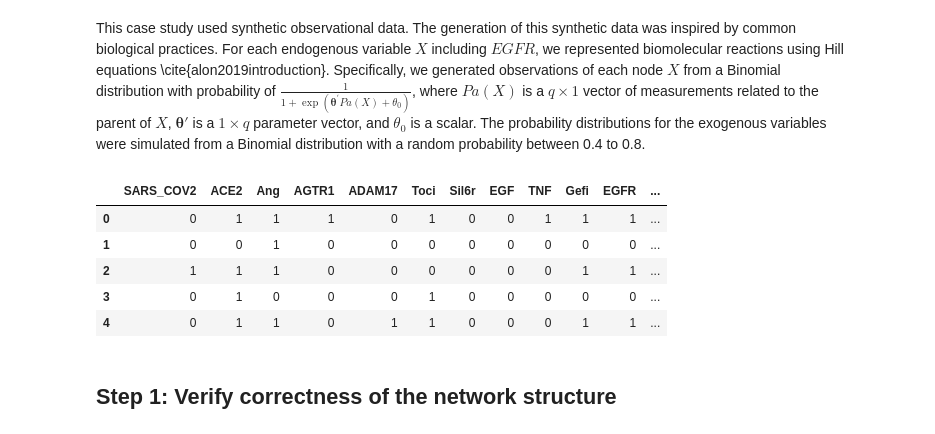
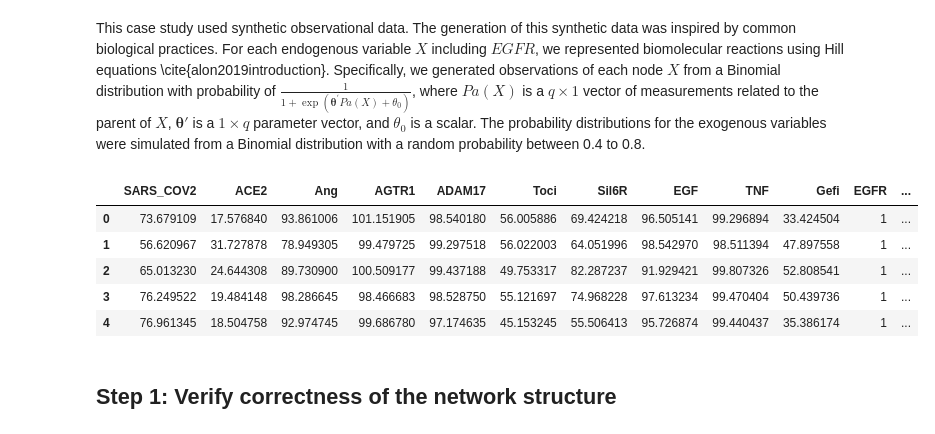
Before and after one commit to y0-causal-inference/eliater, a Jupyter notebook: notebooks/Case_study2_The_Sars_cov2_model.ipynb, the cells around one changed output. Drawn from its saved outputs; the diff is of its cells as text; code cells hidden in the pictures.

```diff
--- a/notebooks/Case_study2_The_Sars_cov2_model.ipynb
+++ b/notebooks/Case_study2_The_Sars_cov2_model.ipynb
@@ -30,15 +32,16 @@ graph = example.graph
 This case study used synthetic observational data. The generation of this synthetic data was inspired by common biological practices. For each endogenous variable $X$ including $EGFR$, we represented  biomolecular reactions using Hill equations \cite{alon2019introduction}. Specifically, we generated observations of each node $X$ from a Binomial distribution with probability of $\frac{1}{1 + \exp(\mathbf{\theta}^{\prime} Pa(X) + \theta_0)}$, where $Pa(X)$ is a $q \times 1$ vector of measurements related to the parent of $X$, $\mathbf{\theta}'$ is a $1 \times q$ parameter vector, and $\theta_0$ is a scalar. The probability distributions for the exogenous variables were simulated from a Binomial distribution with a random probability between 0.4 to 0.8.
 # %%
 # get observational data
-data = example.generate_data(1000, seed=SEED)
+#data = example.generate_data(1000, seed=SEED)
+data = generate_continuous(1000, seed=SEED)
 data.head()
 # %% [output]
-|  | SARS_COV2 | ACE2 | Ang | AGTR1 | ADAM17 | Toci | Sil6r | EGF | TNF | Gefi | EGFR | ... |
-| 0 | 0 | 1 | 1 | 1 | 0 | 1 | 0 | 0 | 1 | 1 | 1 | ... |
-| 1 | 0 | 0 | 1 | 0 | 0 | 0 | 0 | 0 | 0 | 0 | 0 | ... |
-| 2 | 1 | 1 | 1 | 0 | 0 | 0 | 0 | 0 | 0 | 1 | 1 | ... |
-| 3 | 0 | 1 | 0 | 0 | 0 | 1 | 0 | 0 | 0 | 0 | 0 | ... |
-| 4 | 0 | 1 | 1 | 0 | 1 | 1 | 0 | 0 | 0 | 1 | 1 | ... |
+|  | SARS_COV2 | ACE2 | Ang | AGTR1 | ADAM17 | Toci | Sil6R | EGF | TNF | Gefi | EGFR | ... |
+| 0 | 73.679109 | 17.576840 | 93.861006 | 101.151905 | 98.540180 | 56.005886 | 69.424218 | 96.505141 | 99.296894 | 33.424504 | 1 | ... |
+| 1 | 56.620967 | 31.727878 | 78.949305 | 99.479725 | 99.297518 | 56.022003 | 64.051996 | 98.542970 | 98.511394 | 47.897558 | 1 | ... |
+| 2 | 65.013230 | 24.644308 | 89.730900 | 100.509177 | 99.437188 | 49.753317 | 82.287237 | 91.929421 | 99.807326 | 52.808541 | 1 | ... |
+| 3 | 76.249522 | 19.484148 | 98.286645 | 98.466683 | 98.528750 | 55.121697 | 74.968228 | 97.613234 | 99.470404 | 50.439736 | 1 | ... |
+| 4 | 76.961345 | 18.504758 | 92.974745 | 99.686780 | 97.174635 | 45.153245 | 55.506413 | 95.726874 | 99.440437 | 35.386174 | 1 | ... |
 # %% [markdown]
 ## Step 1: Verify correctness of the network structure
 # %%
```
Also changed, not shown: parts of 10 cells of this notebook, 2 other files.
